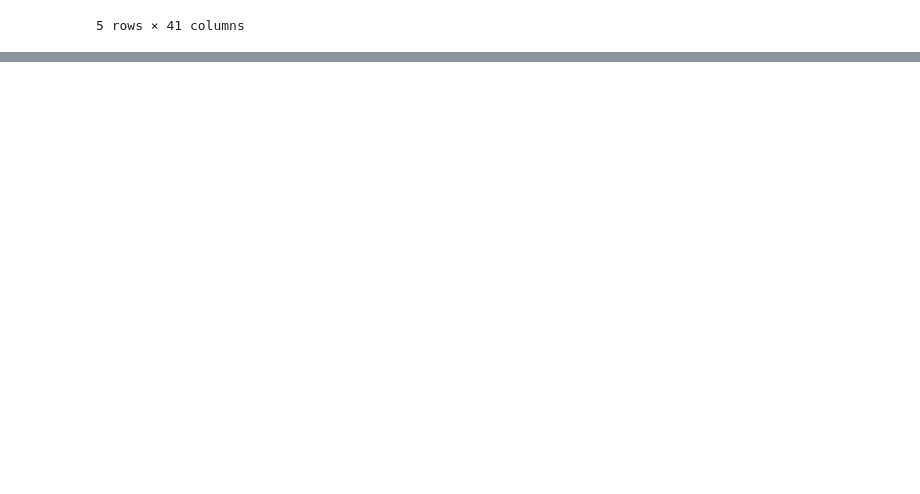
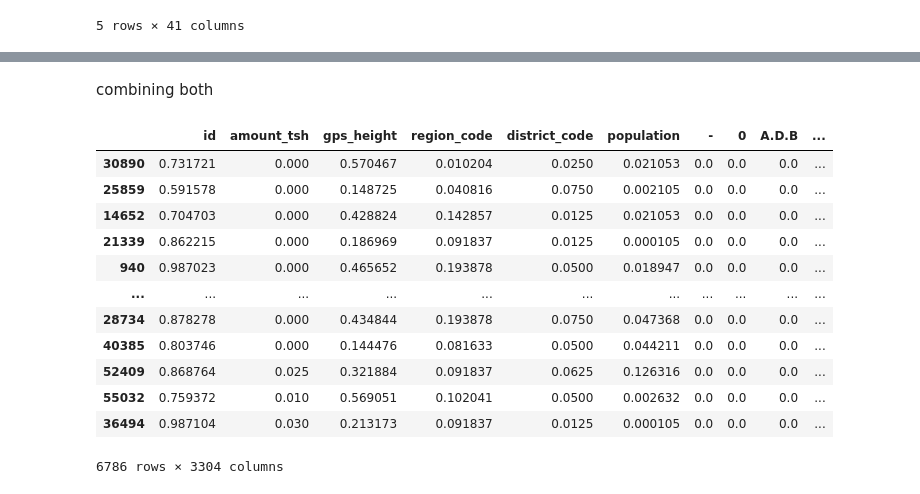
Before and after one commit to MarionJelimo/tanzania-well-health-monitoring-system, a Jupyter notebook: index.ipynb, the cells around one changed output, grey strips where cells are left out. Saved outputs shown, nothing was run; the diff lists cells and outputs as text; code cells hidden in the pictures; blank space fills up the shorter version.

```diff
--- a/index.ipynb
+++ b/index.ipynb
@@ -141,0 +483,13 @@ irrelevant_features = df['date_recorded', 'funder', 'wpt_name', 'region', 'lga',
+# %%
+# Dealing with missing values
+missing_val_cols = ['installer', 'scheme_management', 'permit']
+
+handler = MissingValueHandler(X_test, missing_val_cols)
+handler.replace_with()
+
+X_test_fill_na = handler.get_filled_data()
+
+
+X_test_fill_na["public_meeting"].fillna("FALSE", inplace=True)
+
+X_test_fill_na.isna().sum()
@@ -141,0 +538,13 @@ irrelevant_features = df['date_recorded', 'funder', 'wpt_name', 'region', 'lga',
+# %%
+# Selecting my features - Only categorical features (objects)
+x_feats2 = X_test_fill_na.select_dtypes(include=["object"]).columns.tolist()
+
+# Instantiate the CustomOneHotEncoder class
+
+encoder2 = CustomOneHotEncoder(x_features=x_feats2, handle_unknown="ignore", sparse=False)
+
+# Fit and transform the data
+encoder2.fit(X_train_fill_na)
+X_test_ohe = encoder2.transform(X_test_fill_na)
+
+X_test_ohe
@@ -141,0 +569,11 @@ irrelevant_features = df['date_recorded', 'funder', 'wpt_name', 'region', 'lga',
+# %%
+# Normalization
+numerical_cols = X_test_fill_na.select_dtypes(include=["float64", "int64"]).columns.tolist()
+
+# Instantiate the CustomMinMaxScaler class with the columns
+scaler = CustomMinMaxScaler(columns=numerical_cols)
+
+# Fit and transform X_train_fill_na
+normalized_data = scaler.fit_transform(X_test_fill_na)
+
+normalized_data
@@ -141,0 +594,20 @@ irrelevant_features = df['date_recorded', 'funder', 'wpt_name', 'region', 'lga',
+# %% [markdown]
+combining both
+# %%
+# Concatenating categorical and numeric data
+X_test_full = pd.concat([normalized_data, X_test_ohe], axis=1)
+X_test_full
+# %% [output]
+|  | id | amount_tsh | gps_height | region_code | district_code | population | - | 0 | A.D.B | ... |
+| 30890 | 0.731721 | 0.000 | 0.570467 | 0.010204 | 0.0250 | 0.021053 | 0.0 | 0.0 | 0.0 | ... |
+| 25859 | 0.591578 | 0.000 | 0.148725 | 0.040816 | 0.0750 | 0.002105 | 0.0 | 0.0 | 0.0 | ... |
+| 14652 | 0.704703 | 0.000 | 0.428824 | 0.142857 | 0.0125 | 0.021053 | 0.0 | 0.0 | 0.0 | ... |
+| 21339 | 0.862215 | 0.000 | 0.186969 | 0.091837 | 0.0125 | 0.000105 | 0.0 | 0.0 | 0.0 | ... |
+| 940 | 0.987023 | 0.000 | 0.465652 | 0.193878 | 0.0500 | 0.018947 | 0.0 | 0.0 | 0.0 | ... |
+| ... | ... | ... | ... | ... | ... | ... | ... | ... | ... | ... |
+| 28734 | 0.878278 | 0.000 | 0.434844 | 0.193878 | 0.0750 | 0.047368 | 0.0 | 0.0 | 0.0 | ... |
+| 40385 | 0.803746 | 0.000 | 0.144476 | 0.081633 | 0.0500 | 0.044211 | 0.0 | 0.0 | 0.0 | ... |
+| 52409 | 0.868764 | 0.025 | 0.321884 | 0.091837 | 0.0625 | 0.126316 | 0.0 | 0.0 | 0.0 | ... |
+| 55032 | 0.759372 | 0.010 | 0.569051 | 0.102041 | 0.0500 | 0.002632 | 0.0 | 0.0 | 0.0 | ... |
+| 36494 | 0.987104 | 0.030 | 0.213173 | 0.091837 | 0.0125 | 0.000105 | 0.0 | 0.0 | 0.0 | ... |
+6786 rows × 3304 columns
```
Also changed, not shown: parts of 54 cells of this notebook.
